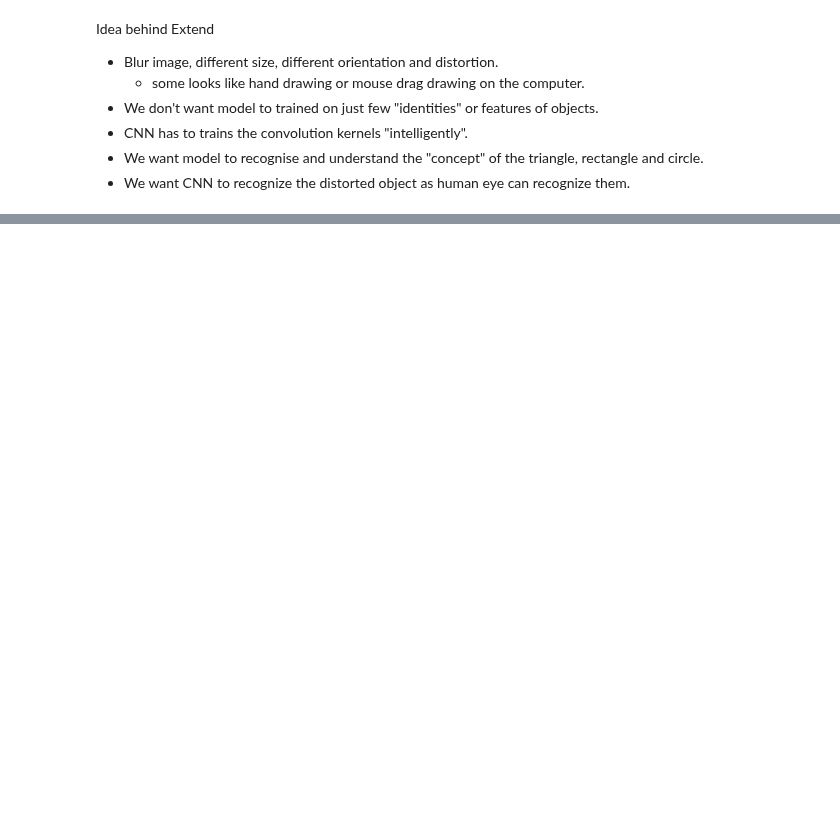
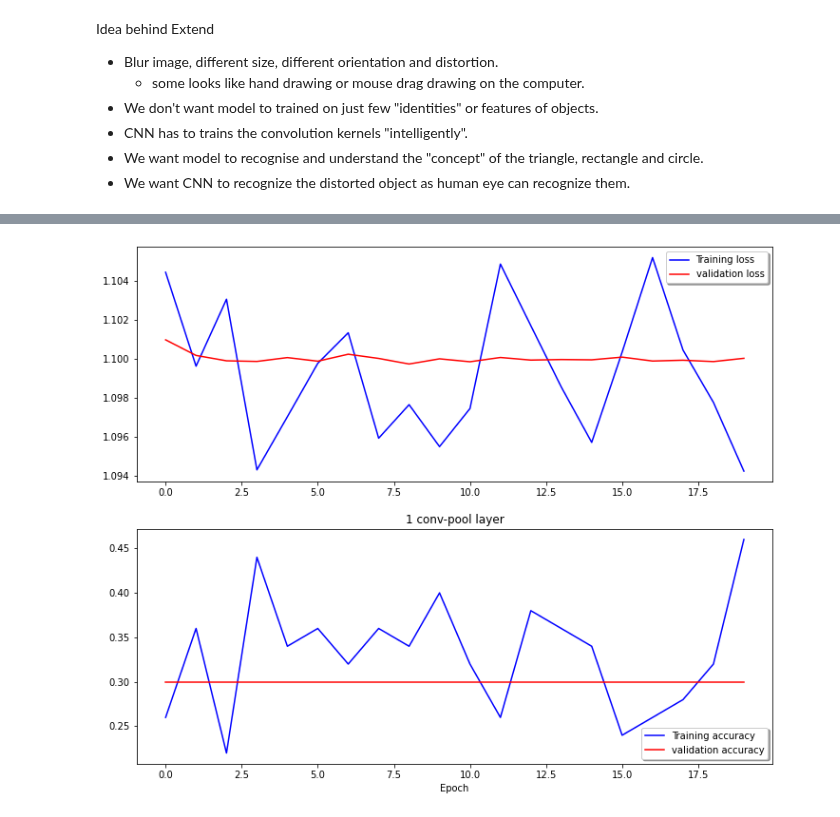
Before and after one commit to wdon021/From_Colab, a Jupyter notebook: Assignment3_Extend.ipynb, the cells around one changed output, grey strips where cells are left out. Saved outputs shown, nothing was run; the diff lists cells and outputs as text; code cells hidden in the pictures; blank space fills up the shorter version.

```diff
--- a/Assignment3_Extend.ipynb
+++ b/Assignment3_Extend.ipynb
@@ -191,0 +272,19 @@ Idea behind Extend
+# %%
+batch_sizes = 50
+train_dataset = tf.data.Dataset.from_tensor_slices((X_train, y_train))
+train_dataset = train_dataset.shuffle(buffer_size=3000).batch(batch_sizes)
+val_dataset = tf.data.Dataset.from_tensor_slices((X_test, y_test))
+val_dataset = val_dataset.batch(batch_sizes)
+optimizer = keras.optimizers.Adam(learning_rate=1e-3)
+# %%
+def loss_accuracy(train_loss, test_loss, train_accuracy, test_accuracy, title):
+  fig, ax = plt.subplots(2, 1, figsize = (12, 10))
+  plt.title(title)
+  ax[0].plot(train_loss, color = 'b', label = "Training loss")
+  ax[0].plot(test_loss, color = 'r', label = 'validation loss', axes = ax[0])
+  legend = ax[0].legend(loc = 'best', shadow = True)
+  ax[1].plot(train_accuracy, color = 'b', label = 'Training accuracy')
+  ax[1].plot( test_accuracy, color = 'r', label = 'validation accuracy')
+  ax[1].set_xlabel("Epoch")
+  legend = ax[1].legend(loc = 'best', shadow = True)
+  plt.show()
@@ -191,0 +362,4 @@ Idea behind Extend
+# %%
+loss_accuracy(train_loss, test_loss, train_accuracy, test_accuracy, title = '1 conv-pool layer')
+# %% [output]
+[figure, added]
```
Also changed, not shown: parts of 38 cells of this notebook.
